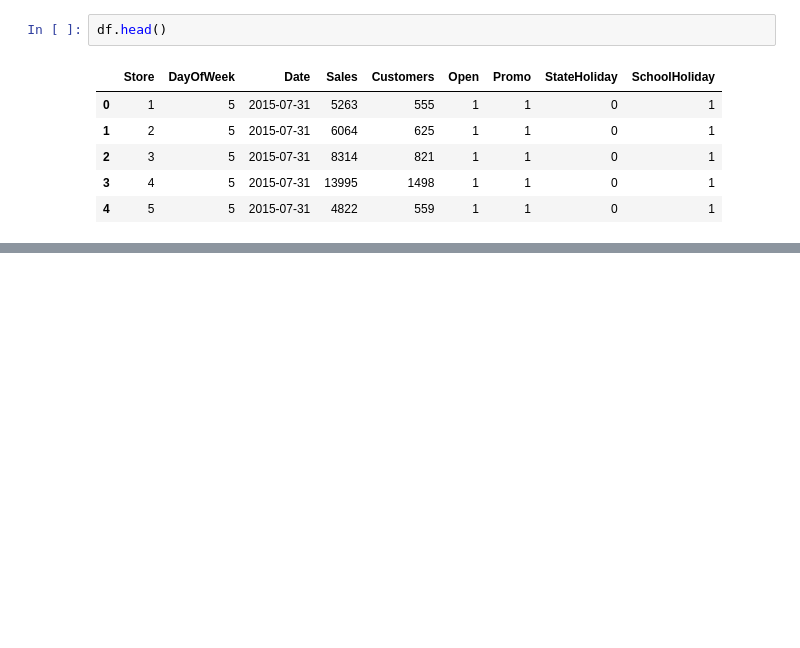
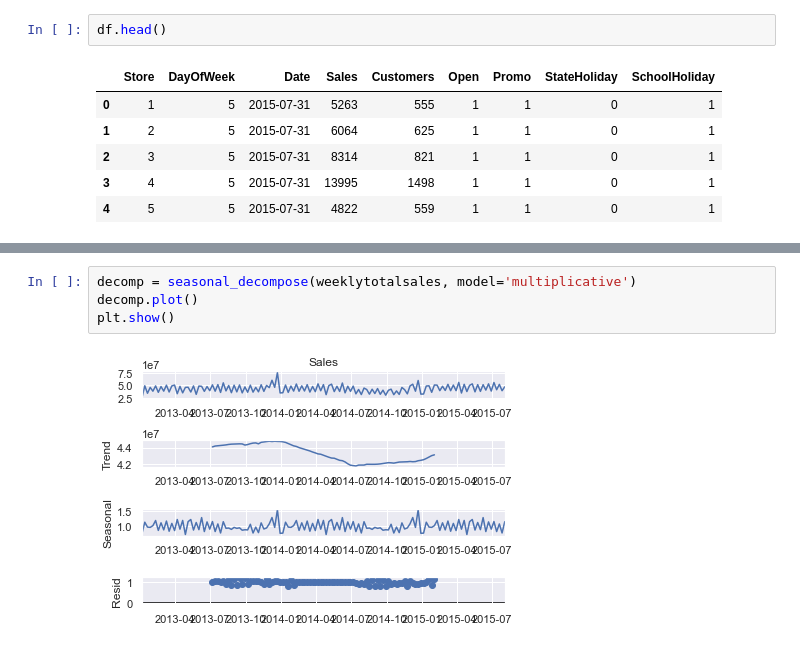
Before and after one commit to yoyo6022/covid-19, a Jupyter notebook: Notebook/Data Wrangling-Copy1.ipynb, the cells around one changed output, grey strips where cells are left out. Cells and saved outputs as stored; diff of their text form; blank space fills up the shorter version.

```diff
--- a/Notebook/Data Wrangling-Copy1.ipynb
+++ b/Notebook/Data Wrangling-Copy1.ipynb
@@ -22,0 +286,6 @@ df.head()
+# %%
+decomp = seasonal_decompose(weeklytotalsales, model='multiplicative')
+decomp.plot()
+plt.show()
+# %% [output]
+[figure, added]
```
Also changed, not shown: parts of 82 cells of this notebook.
